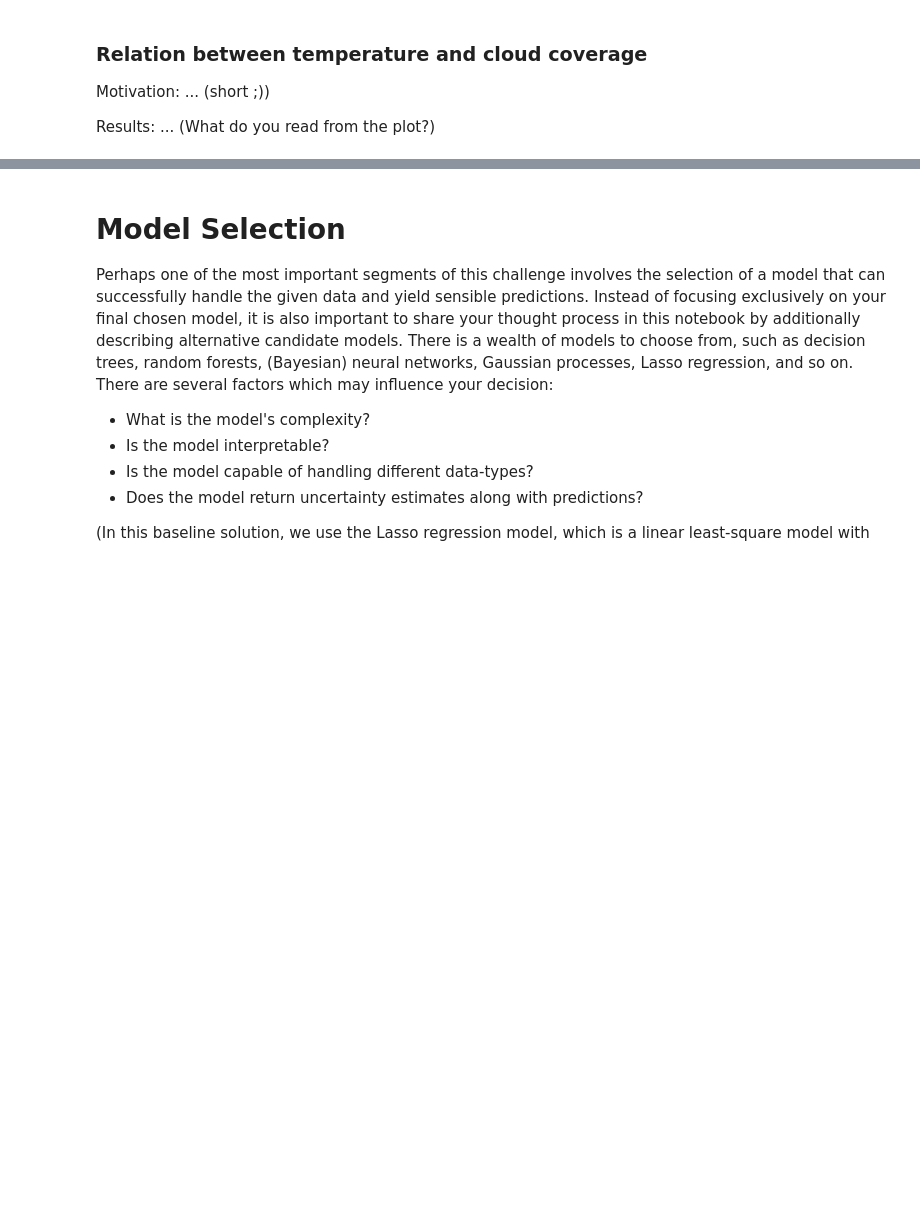
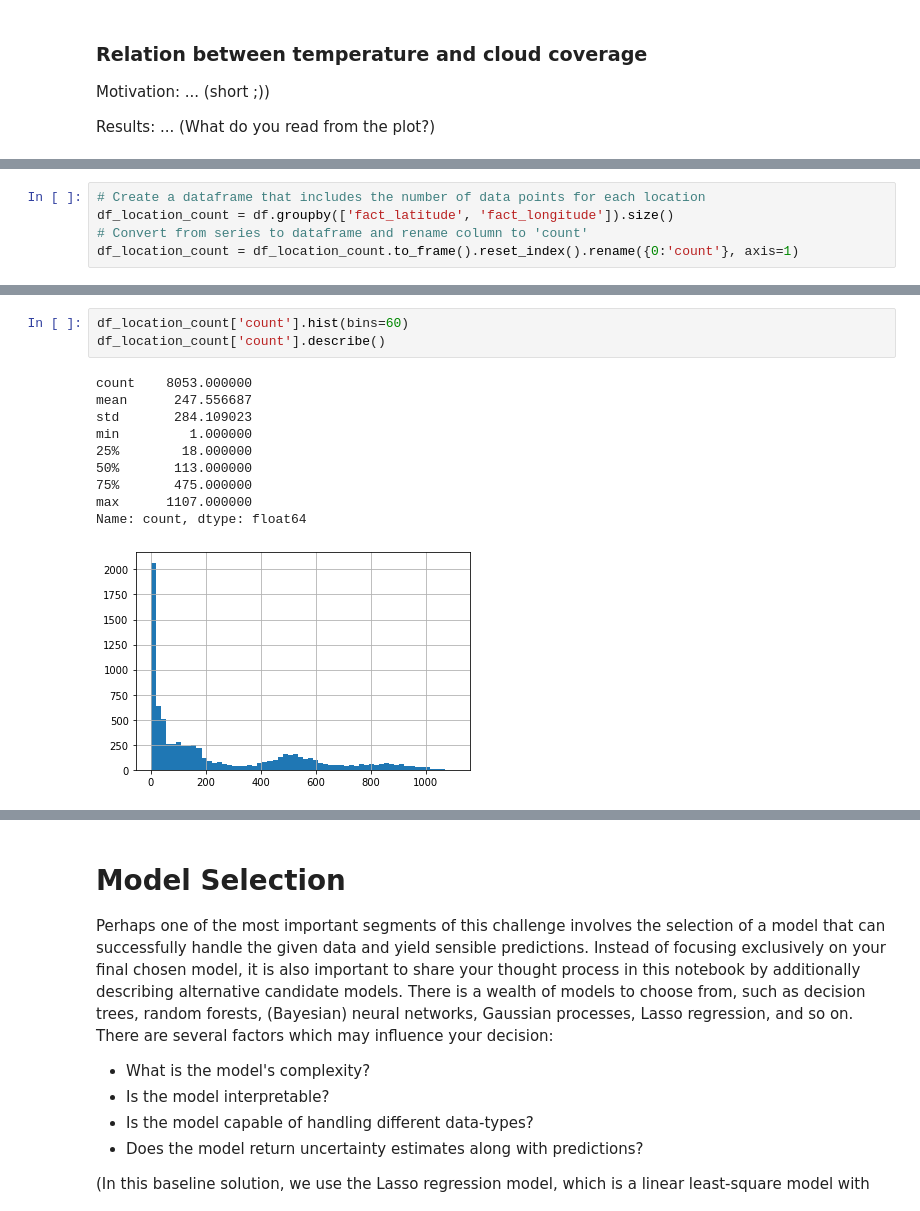
Before and after one commit to PhilippPeron/ml-weather-prediction, a Jupyter notebook: ML_Weather_Prediction.ipynb, the cells around one changed output, grey strips where cells are left out. Cells and saved outputs as stored; diff of their text form; blank space fills up the shorter version.

```diff
--- a/ML_Weather_Prediction.ipynb
+++ b/ML_Weather_Prediction.ipynb
@@ -145,0 +132,5 @@ df_data_points.drop(df_data_points.columns.difference(['fact_latitude','fact_lon
+# %%
+# Create a dataframe that includes the number of data points for each location
+df_location_count = df.groupby(['fact_latitude', 'fact_longitude']).size()
+# Convert from series to dataframe and rename column to 'count'
+df_location_count = df_location_count.to_frame().reset_index().rename({0:'count'}, axis=1)
@@ -146,3 +153,17 @@ df_data_points.drop(df_data_points.columns.difference(['fact_latitude','fact_lon
+# %%
+df_location_count['count'].hist(bins=60)
+df_location_count['count'].describe()
+# %% [output]
+count    8053.000000
+mean      247.556687
+std       284.109023
+min         1.000000
+25%        18.000000
+50%       113.000000
+75%       475.000000
+max      1107.000000
+Name: count, dtype: float64
+[figure, added]
 # %%
 # Library reference for this code: https://plotly.com/python/mapbox-layers/
 import plotly.express as px
```
Also changed, not shown: parts of 22 cells of this notebook.
